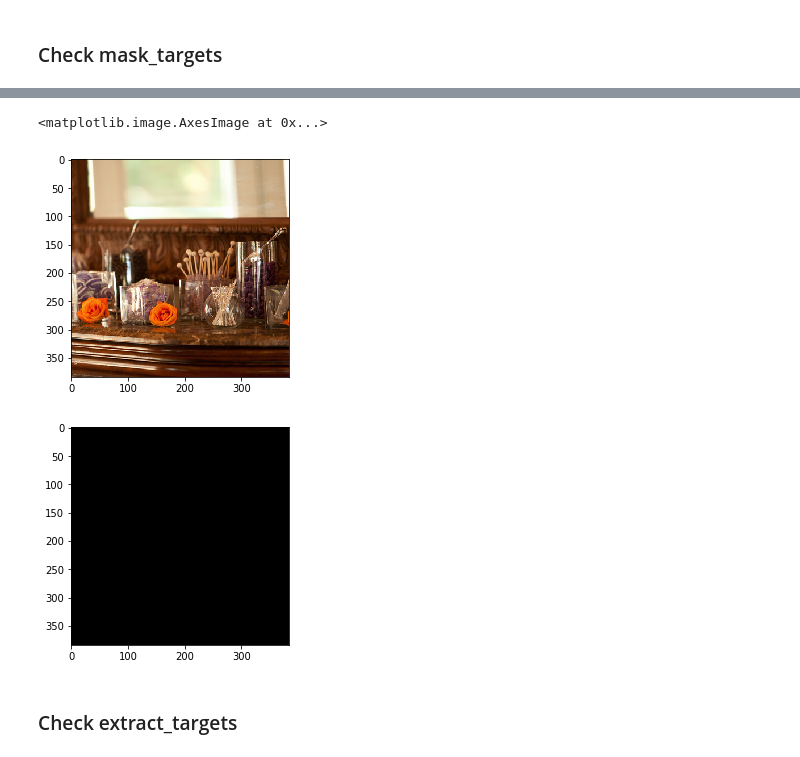
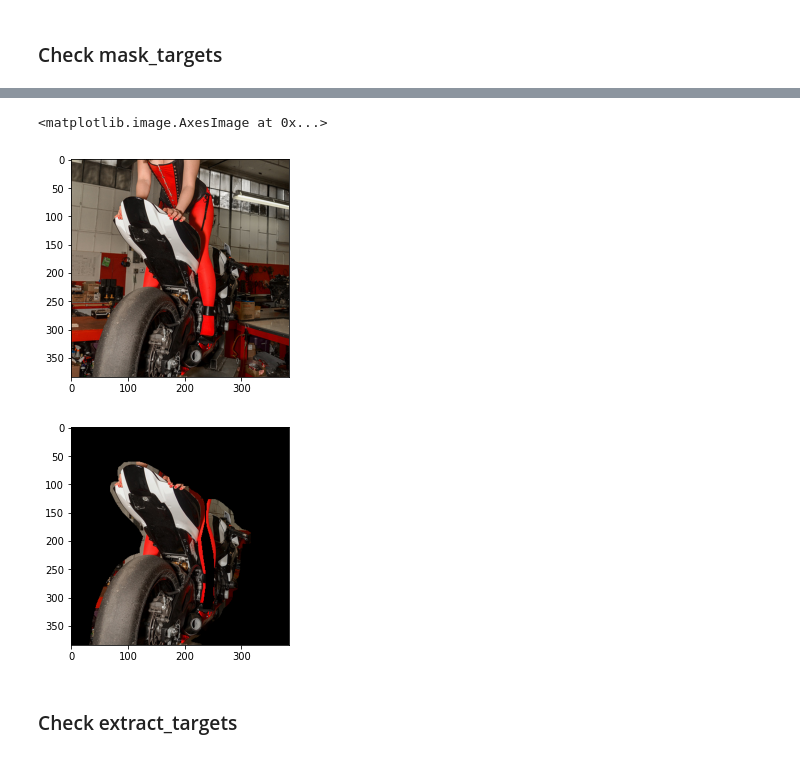
Before and after one commit to Earthnook/VideoObjSeg, a Jupyter notebook: vos/debugger/EMN Bounding Box.ipynb, the cells around one changed output, grey strips where cells are left out. Saved outputs shown, nothing was run; the diff lists cells and outputs as text; code cells hidden in the pictures.

```diff
--- a/vos/debugger/EMN Bounding Box.ipynb
+++ b/vos/debugger/EMN Bounding Box.ipynb
@@ -53,17 +53,17 @@ torch.Size([2, 7, 3, 384, 384])
 # %%
-b_i = 1 # np.random.choice(targets.shape[0], 1)[0]
-n_i = 3
+b_i = 0 # np.random.choice(targets.shape[0], 1)[0]
+n_i = 0
 
 to_show = frames[b_i,0].numpy().transpose(1,2,0)
 plt.imshow(to_show)
 
 to_show = targets[b_i,n_i].numpy().transpose(1,2,0)
 plt.figure()
 plt.imshow(to_show)
 # %% [output]
 <matplotlib.image.AxesImage at 0x...>
-[figure, old version]
+[figure, new version]
-[figure, old version]
+[figure, new version]
 # %% [markdown]
 ### Check extract_targets
 # %%
```
Also changed, not shown: parts of 5 cells of this notebook, 2 other files.
